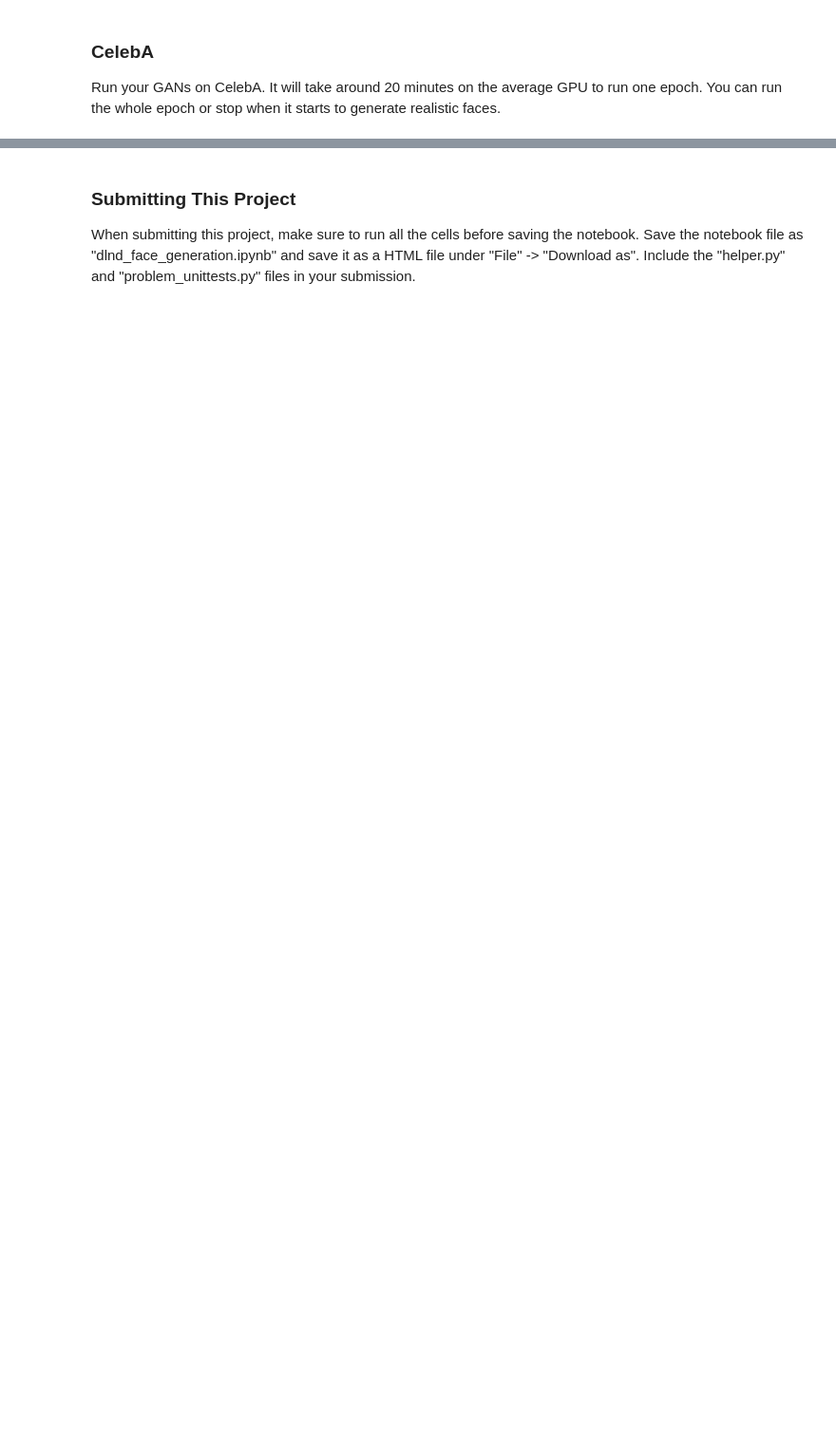
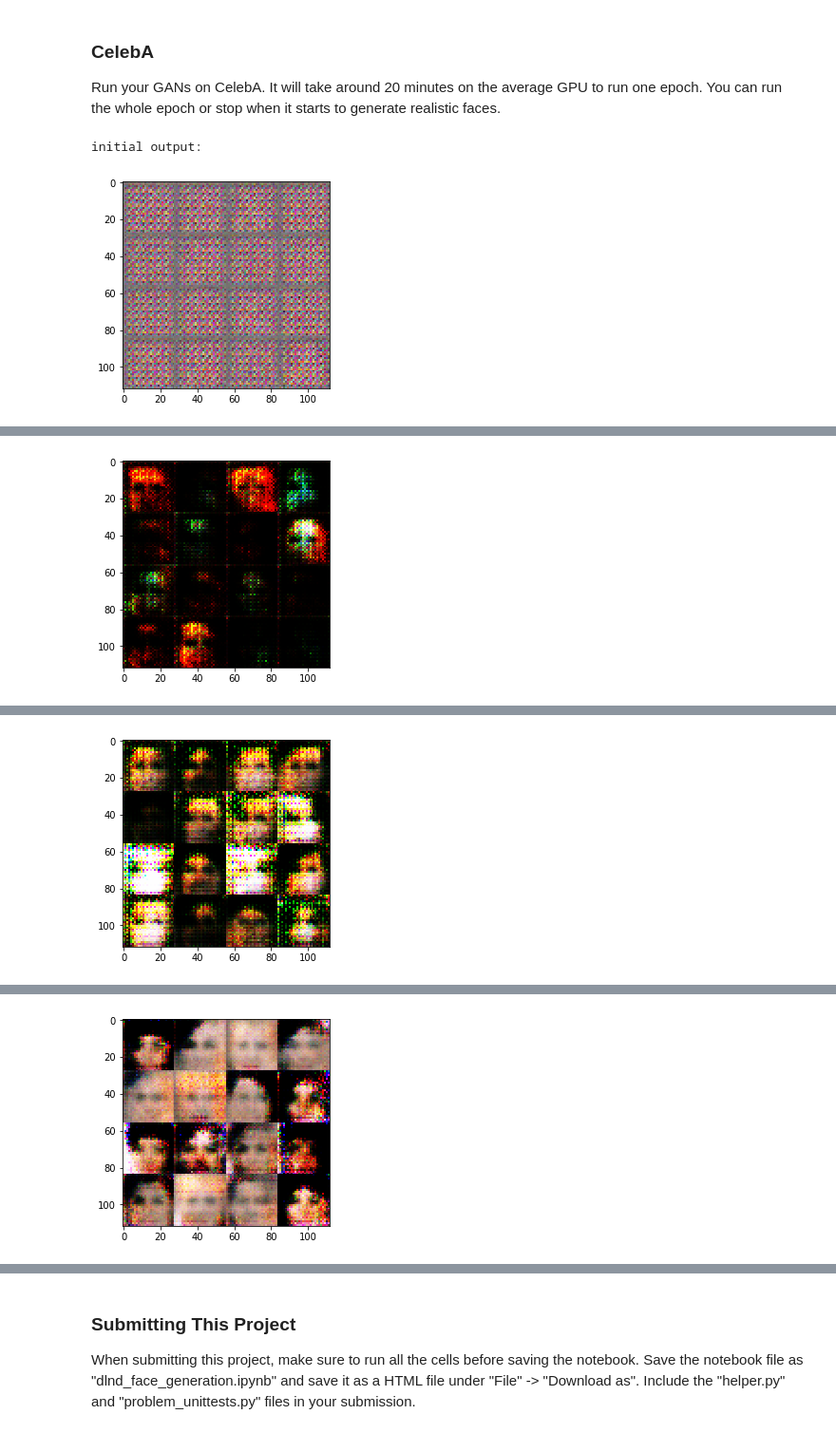
Before and after one commit to allenhj/FDLN-Project-5, a Jupyter notebook: dlnd_face_generation.ipynb, the cells around one changed output, grey strips where cells are left out. Shown at 95% size. Saved outputs shown, nothing was run; the diff lists cells and outputs as text; code cells hidden in the pictures; blank space fills up the shorter version.

```diff
--- a/dlnd_face_generation.ipynb
+++ b/dlnd_face_generation.ipynb
@@ -454,18 +484,21 @@ KeyboardInterrupt:
 ### CelebA
 Run your GANs on CelebA.  It will take around 20 minutes on the average GPU to run one epoch.  You can run the whole epoch or stop when it starts to generate realistic faces.
 # %%
-batch_size = None
-z_dim = None
-learning_rate = None
-beta1 = None
+batch_size = 64
+z_dim = 100
+learning_rate = 0.002
+beta1 = 0.5
 
 
 """
 DON'T MODIFY ANYTHING IN THIS CELL THAT IS BELOW THIS LINE
 """
 epochs = 1
 
 celeba_dataset = helper.Dataset('celeba', glob(os.path.join(data_dir, 'img_align_celeba/*.jpg')))
 with tf.Graph().as_default():
     train(epochs, batch_size, z_dim, learning_rate, beta1, celeba_dataset.get_batches,
           celeba_dataset.shape, celeba_dataset.image_mode)
+# %% [output]
+initial output:
+[figure, added]
@@ -471,0 +515 @@ with tf.Graph().as_default():
+[figure, added]
@@ -471,0 +526 @@ with tf.Graph().as_default():
+[figure, added]
@@ -471,0 +537 @@ with tf.Graph().as_default():
+[figure, added]
```
Also changed, not shown: parts of 9 cells of this notebook, 1 other file.
